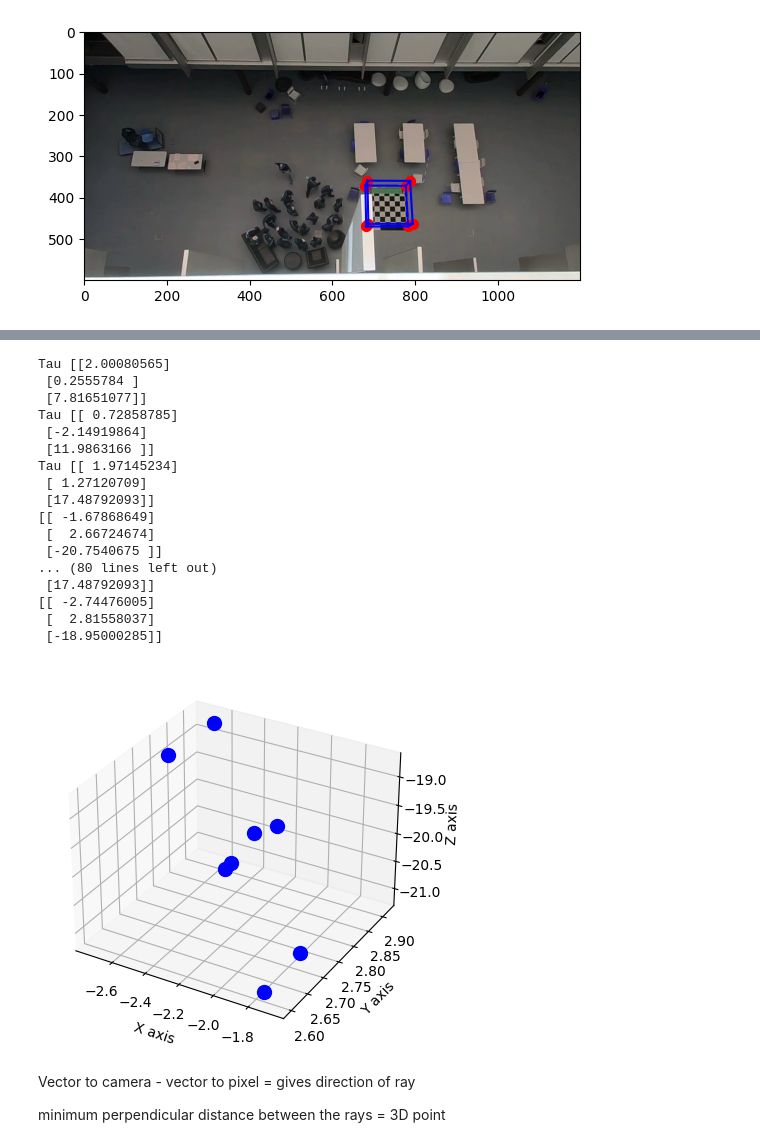
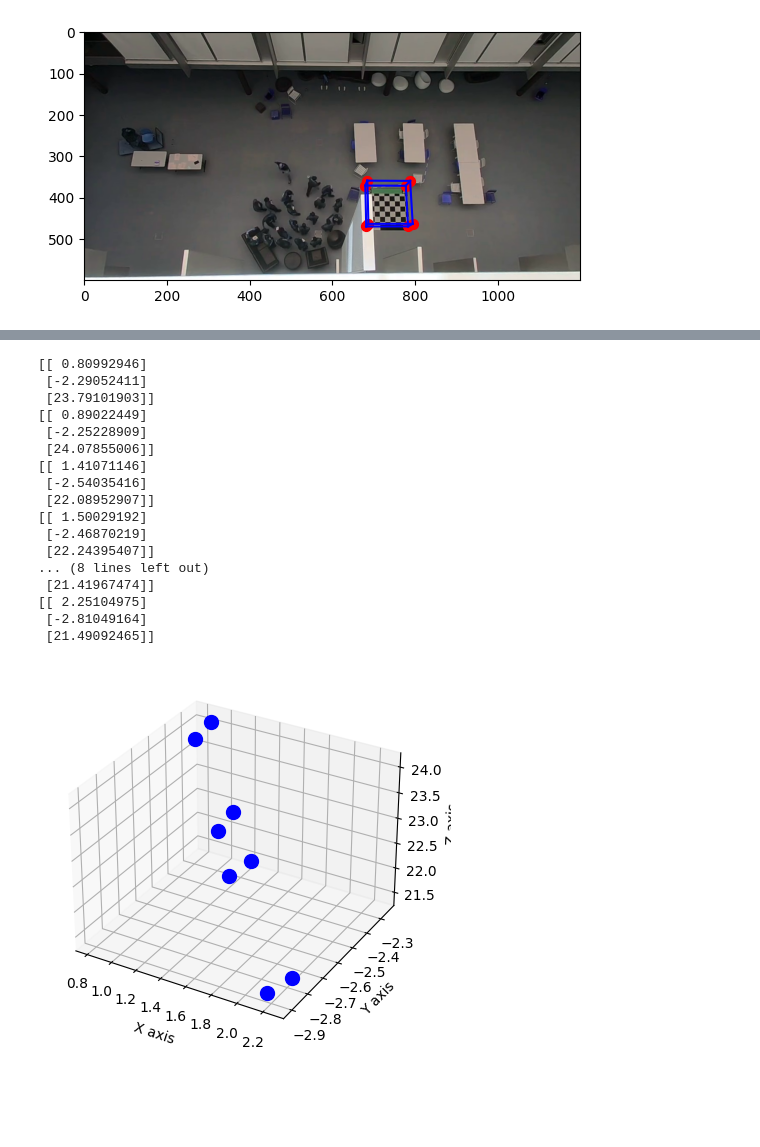
Before and after one commit to StevenHolmberg/CSE5683, a Jupyter notebook: Assignment_4.ipynb, the cells around one changed output, grey strips where cells are left out. Saved outputs shown, nothing was run; the diff lists cells and outputs as text; code cells hidden in the pictures; blank space fills up the shorter version.

```diff
--- a/Assignment_4.ipynb
+++ b/Assignment_4.ipynb
@@ -9,4 +72,10 @@ from mpl_toolkits.mplot3d import Axes3D
 # %%
+import os
+import json
+import cv2
+import numpy as np
+import matplotlib.pyplot as plt
+
 # Parses the json file
 def json_read(filename):
     try:
@@ -14,15 +83,17 @@ def json_read(filename):
             data = json.load(f)
         return data
     except:
-        raise ValueError("Unable to read JSON {}".format(filename))
+        raise ValueError(f"Unable to read JSON {filename}")
 
 # Read json file containing the calibration data
 calibration = json_read("calibration.json")
 
 # Show the first frame from one of the videos
 view = '6_1'
-vidcap = cv2.VideoCapture("{}.mp4".format(view))
-success,img = vidcap.read()
+video_file = "{}.mp4".format(view)
+success, img = vidcap.read()
+
+vidcap = cv2.VideoCapture(video_file)
 
 # Get the calibration matrices
 Lambda = np.array(calibration[view]['K'])      # Intrinsic params.
@@ -31,12 +102,15 @@ tau    = np.array(calibration[view]['t'])      # Translation
 dist   = np.array(calibration[view]['dist'])   # Lens distortion
 
 tau = tau.reshape(-1, 1)  # Reshape into a column vector
-extrinsic = np.vstack(( np.hstack((Omega, tau)) , [0, 0, 0, 1]))
-
+extrinsic = np.vstack((np.hstack((Omega, tau)), [0, 0, 0, 1]))
 intrinsic = np.hstack((Lambda, np.zeros((3, 1))))
 
+# Display the first frame
 plt.figure()
 plt.imshow(img)
+plt.show()
+
+# Undistort the image
 img = cv2.undistort(img, Lambda, dist)
 # %% [output]
 [figure]
@@ -202,57 +276,51 @@ for j in range(len(pixel_x_1)):
 
     a2 = np.array([
         Omega[2, 0] * x_prime_j[1] - Omega[0, 0],
         Omega[2, 1] * x_prime_j[1] - Omega[0, 1],
         Omega[2, 2] * x_prime_j[1] - Omega[0, 2]
     ], float)
 
-    b1 = tau[2, 0] * x_prime_j[0] - tau[0, 0]
-    b2 = tau[2, 0] * x_prime_j[1] - tau[0, 0]
+    b1 = -tau[2] * x_prime_j[0] + tau[0]
+    b2 = -tau[2] * x_prime_j[1] + tau[1]
 
-    print("Tau", tau)
+    # print("Tau", tau)
     # print(A, b)
     A[2*i,:] = a1
     A[2*i+1,:] = a2
     b[2*i,:] = b1
     b[2*i+1,:] = b2
   # print(A, b)
 
   # Now solve the least-squares problem
   w = np.linalg.pinv(A.T @ A) @ (A.T @ b)
   ax.scatter(w[0], w[1], w[2], color='b', s=100)  # 'b' for blue color, 's' for size
 
   print(w)
 
 
 # Set labels
 ax.set_xlabel('X axis')
 ax.set_ylabel('Y axis')
 ax.set_zlabel('Z axis')
 
 # Show the plot
 plt.show()
 # %% [output]
-Tau [[2.00080565]
- [0.2555784 ]
- [7.81651077]]
-Tau [[ 0.72858785]
- [-2.14919864]
- [11.9863166 ]]
-Tau [[ 1.97145234]
- [ 1.27120709]
- [17.48792093]]
-[[ -1.67868649]
- [  2.66724674]
- [-20.7540675 ]]
-... (80 lines left out)
- [17.48792093]]
-[[ -2.74476005]
- [  2.81558037]
- [-18.95000285]]
+[[ 0.80992946]
+ [-2.29052411]
+ [23.79101903]]
+[[ 0.89022449]
+ [-2.25228909]
+ [24.07855006]]
+[[ 1.41071146]
+ [-2.54035416]
+ [22.08952907]]
+[[ 1.50029192]
+ [-2.46870219]
+ [22.24395407]]
+... (8 lines left out)
+ [21.41967474]]
+[[ 2.25104975]
+ [-2.81049164]
+ [21.49092465]]
-[figure, old version]
+[figure, new version]
-# %% [markdown]
-Vector to camera - vector to pixel
-= gives direction of ray
-
-
-minimum perpendicular distance between the rays = 3D point
```
Also changed, not shown: parts of 6 cells of this notebook.
